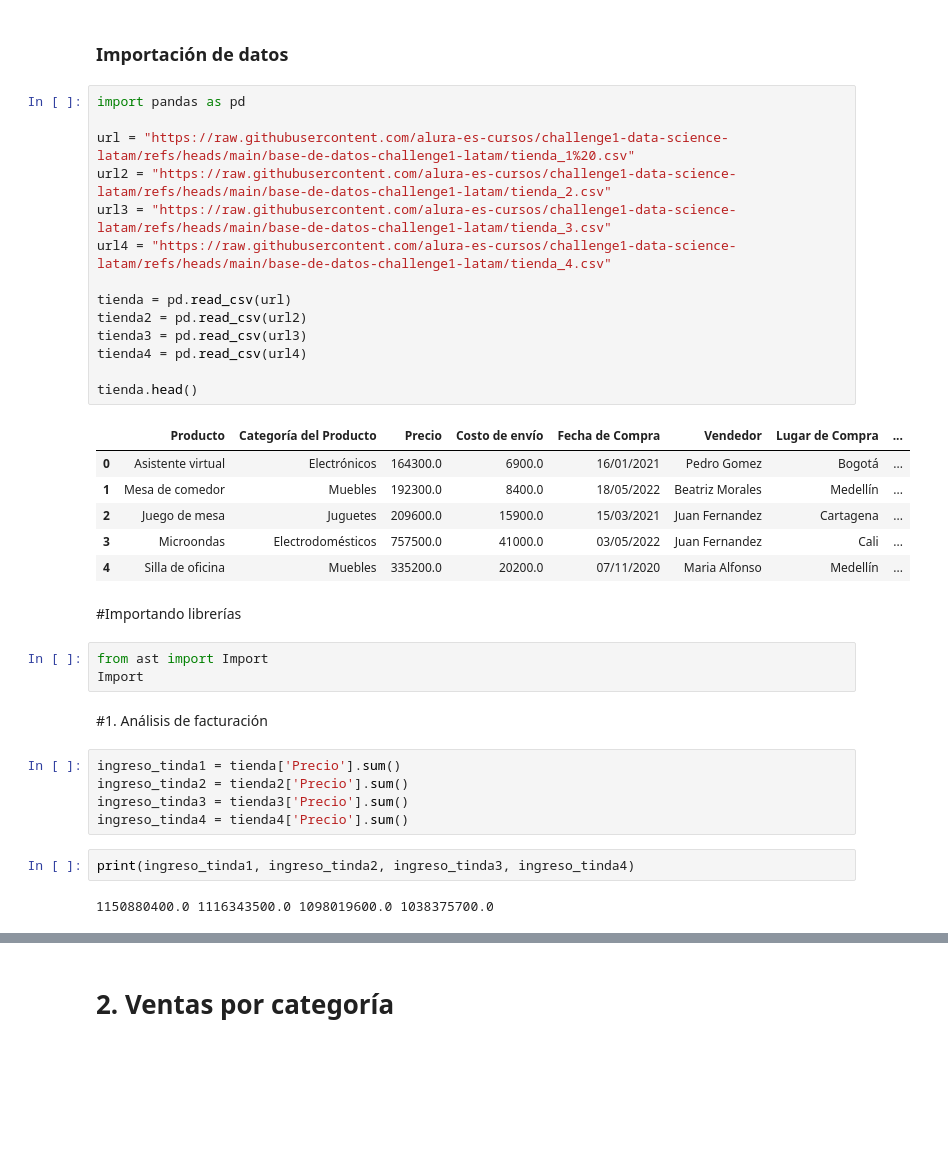
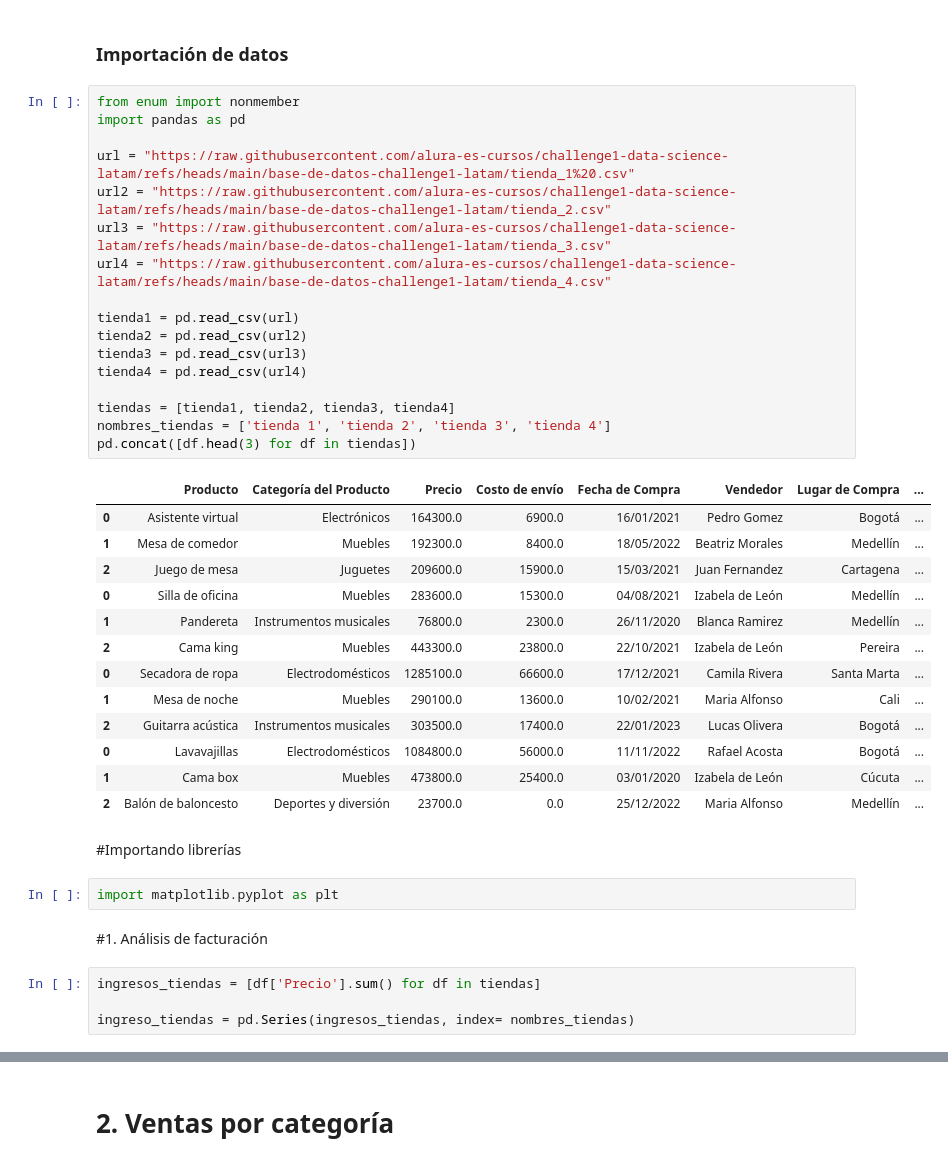
Before and after one commit to NicoPerotto/challenge1-data-science-latam, a Jupyter notebook: alurastorelatam.ipynb, the cells around one changed output, grey strips where cells are left out. Drawn from its saved outputs; the diff is of its cells as text; blank space fills up the shorter version.

```diff
--- a/alurastorelatam.ipynb
+++ b/alurastorelatam.ipynb
@@ -3,39 +3,43 @@
 # %% [markdown]
 ### Importación de datos
 # %%
+from enum import nonmember
 import pandas as pd
 
 url = "https://raw.githubusercontent.com/alura-es-cursos/challenge1-data-science-latam/refs/heads/main/base-de-datos-challenge1-latam/tienda_1%20.csv"
 url2 = "https://raw.githubusercontent.com/alura-es-cursos/challenge1-data-science-latam/refs/heads/main/base-de-datos-challenge1-latam/tienda_2.csv"
 url3 = "https://raw.githubusercontent.com/alura-es-cursos/challenge1-data-science-latam/refs/heads/main/base-de-datos-challenge1-latam/tienda_3.csv"
 url4 = "https://raw.githubusercontent.com/alura-es-cursos/challenge1-data-science-latam/refs/heads/main/base-de-datos-challenge1-latam/tienda_4.csv"
 
-tienda = pd.read_csv(url)
+tienda1 = pd.read_csv(url)
 tienda2 = pd.read_csv(url2)
 tienda3 = pd.read_csv(url3)
 tienda4 = pd.read_csv(url4)
 
-tienda.head()
+tiendas = [tienda1, tienda2, tienda3, tienda4]
+nombres_tiendas = ['tienda 1', 'tienda 2', 'tienda 3', 'tienda 4']
+pd.concat([df.head(3) for df in tiendas])
 # %% [output]
 |  | Producto | Categoría del Producto | Precio | Costo de envío | Fecha de Compra | Vendedor | Lugar de Compra | ... |
 | 0 | Asistente virtual | Electrónicos | 164300.0 | 6900.0 | 16/01/2021 | Pedro Gomez | Bogotá | ... |
 | 1 | Mesa de comedor | Muebles | 192300.0 | 8400.0 | 18/05/2022 | Beatriz Morales | Medellín | ... |
 | 2 | Juego de mesa | Juguetes | 209600.0 | 15900.0 | 15/03/2021 | Juan Fernandez | Cartagena | ... |
-| 3 | Microondas | Electrodomésticos | 757500.0 | 41000.0 | 03/05/2022 | Juan Fernandez | Cali | ... |
-| 4 | Silla de oficina | Muebles | 335200.0 | 20200.0 | 07/11/2020 | Maria Alfonso | Medellín | ... |
+| 0 | Silla de oficina | Muebles | 283600.0 | 15300.0 | 04/08/2021 | Izabela de León | Medellín | ... |
+| 1 | Pandereta | Instrumentos musicales | 76800.0 | 2300.0 | 26/11/2020 | Blanca Ramirez | Medellín | ... |
+| 2 | Cama king | Muebles | 443300.0 | 23800.0 | 22/10/2021 | Izabela de León | Pereira | ... |
+| 0 | Secadora de ropa | Electrodomésticos | 1285100.0 | 66600.0 | 17/12/2021 | Camila Rivera | Santa Marta | ... |
+| 1 | Mesa de noche | Muebles | 290100.0 | 13600.0 | 10/02/2021 | Maria Alfonso | Cali | ... |
+| 2 | Guitarra acústica | Instrumentos musicales | 303500.0 | 17400.0 | 22/01/2023 | Lucas Olivera | Bogotá | ... |
+| 0 | Lavavajillas | Electrodomésticos | 1084800.0 | 56000.0 | 11/11/2022 | Rafael Acosta | Bogotá | ... |
+| 1 | Cama box | Muebles | 473800.0 | 25400.0 | 03/01/2020 | Izabela de León | Cúcuta | ... |
+| 2 | Balón de baloncesto | Deportes y diversión | 23700.0 | 0.0 | 25/12/2022 | Maria Alfonso | Medellín | ... |
 # %% [markdown]
 #Importando librerías
-# %%
-from ast import Import
-Import
+# %%
+import matplotlib.pyplot as plt
 # %% [markdown]
 #1. Análisis de facturación
-# %%
-ingreso_tinda1 = tienda['Precio'].sum()
-ingreso_tinda2 = tienda2['Precio'].sum()
-ingreso_tinda3 = tienda3['Precio'].sum()
-ingreso_tinda4 = tienda4['Precio'].sum()
-# %%
-print(ingreso_tinda1, ingreso_tinda2, ingreso_tinda3, ingreso_tinda4)
-# %% [output]
-1150880400.0 1116343500.0 1098019600.0 1038375700.0
+# %%
+ingresos_tiendas = [df['Precio'].sum() for df in tiendas]
+
+ingreso_tiendas = pd.Series(ingresos_tiendas, index= nombres_tiendas)
```
Also changed, not shown: parts of 8 cells of this notebook.
